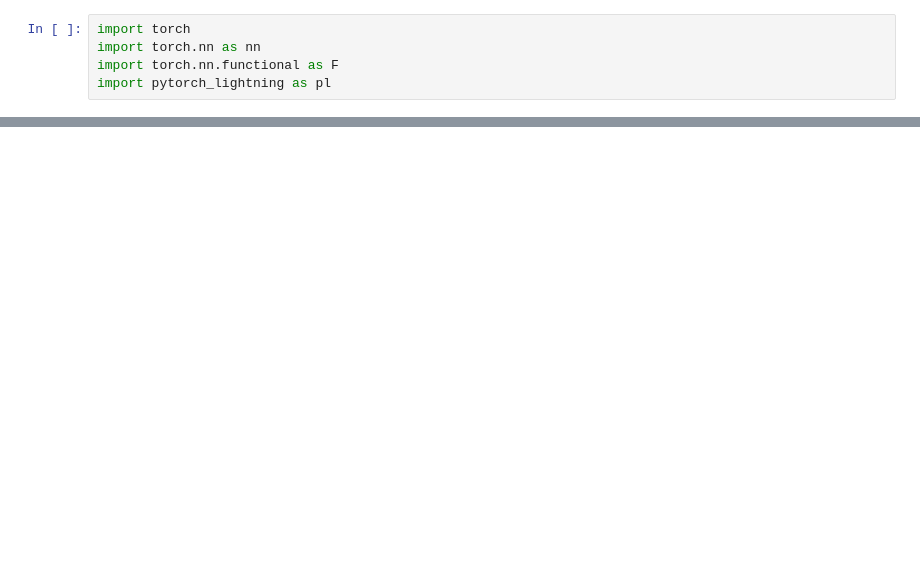
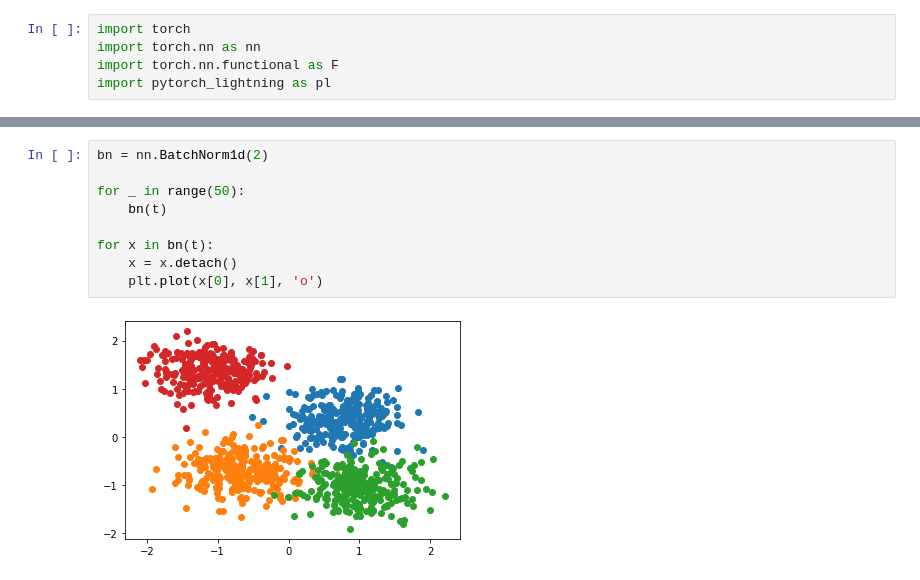
Before and after one commit to sustc11810424/Fluid-Modeling, a Jupyter notebook: test2.ipynb, the cells around one changed output, grey strips where cells are left out. Cells and saved outputs as stored; diff of their text form; blank space fills up the shorter version.

```diff
--- a/test2.ipynb
+++ b/test2.ipynb
@@ -77,0 +29,11 @@ OSError: libGLU.so.1: cannot open shared object file: No such file or directory
+# %%
+bn = nn.BatchNorm1d(2)
+
+for _ in range(50):
+    bn(t)
+
+for x in bn(t):
+    x = x.detach()
+    plt.plot(x[0], x[1], 'o')
+# %% [output]
+[figure, added]
```
Also changed, not shown: parts of 11 cells of this notebook, 12 other files.
